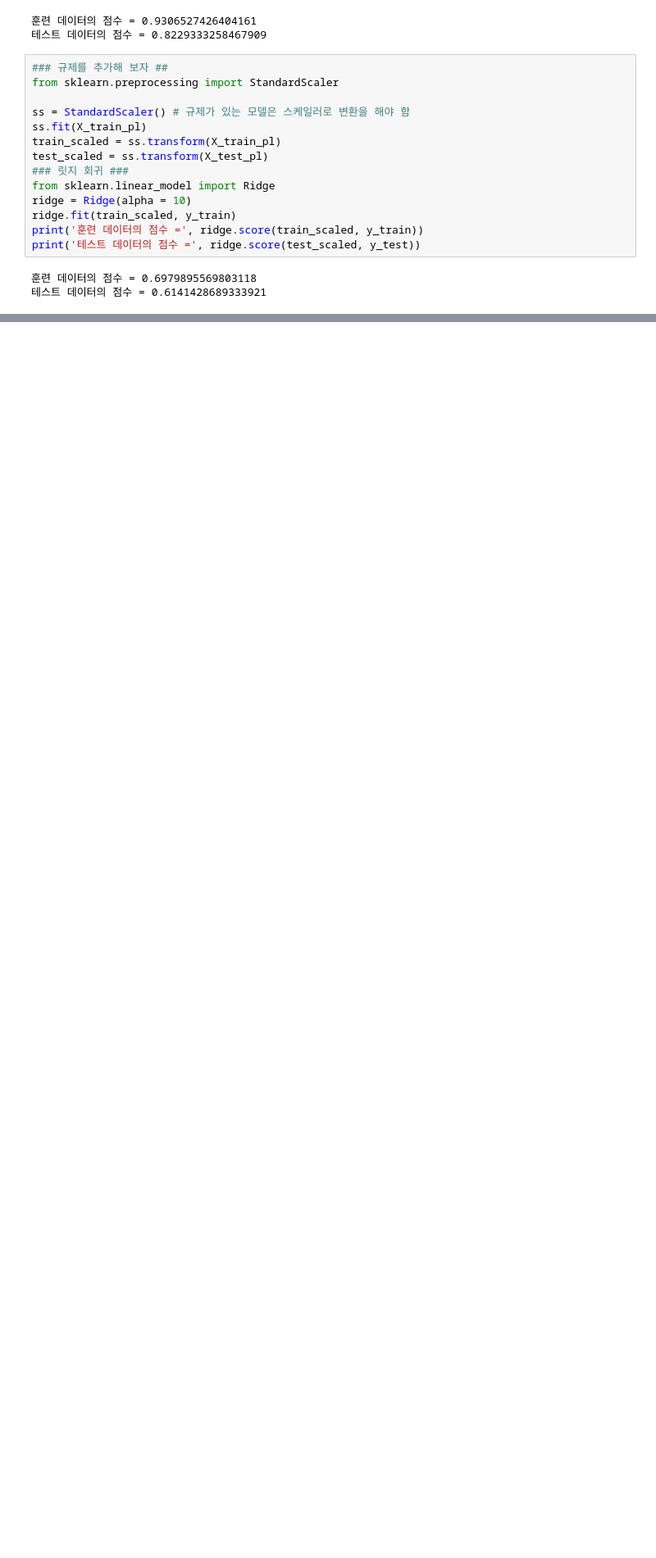
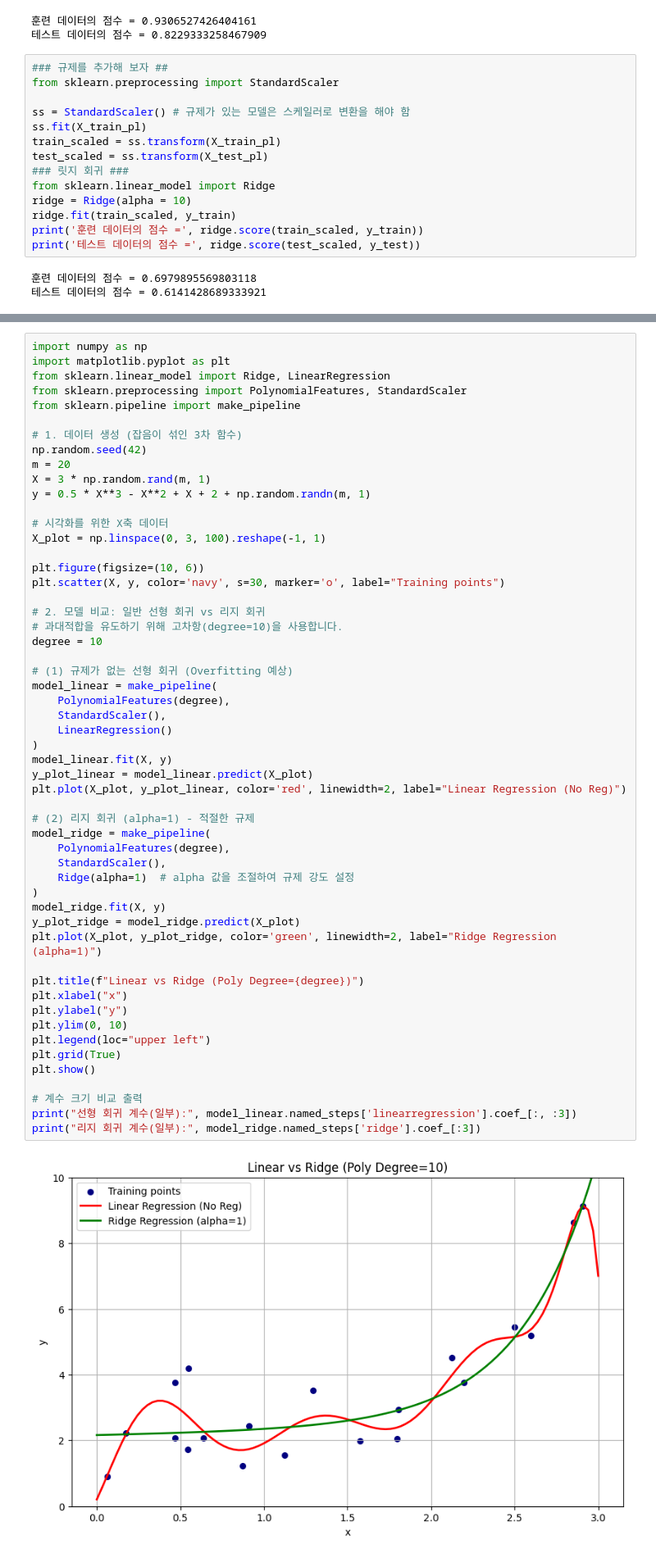
Before and after one commit to jalanwang/Robot-AI, a Jupyter notebook: deeplearning/ML1/sciket-learn/my_scikitlearn.ipynb, the cells around one changed output, grey strips where cells are left out. Shown at 82% size. Cells and saved outputs as stored; diff of their text form; blank space fills up the shorter version.

```diff
--- a/deeplearning/ML1/sciket-learn/my_scikitlearn.ipynb
+++ b/deeplearning/ML1/sciket-learn/my_scikitlearn.ipynb
@@ -557,3 +557,59 @@ plt.legend(loc="lower left")
 # %% [output]
 <matplotlib.legend.Legend at 0x...>
 [figure]
+# %%
+import numpy as np
+import matplotlib.pyplot as plt
+from sklearn.linear_model import Ridge, LinearRegression
+from sklearn.preprocessing import PolynomialFeatures, StandardScaler
+from sklearn.pipeline import make_pipeline
+
+# 1. 데이터 생성 (잡음이 섞인 3차 함수)
+np.random.seed(42)
+m = 20
+X = 3 * np.random.rand(m, 1)
+y = 0.5 * X**3 - X**2 + X + 2 + np.random.randn(m, 1)
+
+# 시각화를 위한 X축 데이터
+X_plot = np.linspace(0, 3, 100).reshape(-1, 1)
+
+plt.figure(figsize=(10, 6))
+plt.scatter(X, y, color='navy', s=30, marker='o', label="Training points")
+
+# 2. 모델 비교: 일반 선형 회귀 vs 리지 회귀
+# 과대적합을 유도하기 위해 고차항(degree=10)을 사용합니다.
+degree = 10
+
+# (1) 규제가 없는 선형 회귀 (Overfitting 예상)
+model_linear = make_pipeline(
+    PolynomialFeatures(degree),
+    StandardScaler(),
+    LinearRegression()
+)
+model_linear.fit(X, y)
+y_plot_linear = model_linear.predict(X_plot)
+plt.plot(X_plot, y_plot_linear, color='red', linewidth=2, label="Linear Regression (No Reg)")
+
+# (2) 리지 회귀 (alpha=1) - 적절한 규제
+model_ridge = make_pipeline(
+    PolynomialFeatures(degree),
+    StandardScaler(),
+    Ridge(alpha=1)  # alpha 값을 조절하여 규제 강도 설정
+)
+model_ridge.fit(X, y)
+y_plot_ridge = model_ridge.predict(X_plot)
+plt.plot(X_plot, y_plot_ridge, color='green', linewidth=2, label="Ridge Regression (alpha=1)")
+
+plt.title(f"Linear vs Ridge (Poly Degree={degree})")
+plt.xlabel("x")
+plt.ylabel("y")
+plt.ylim(0, 10)
+plt.legend(loc="upper left")
+plt.grid(True)
+plt.show()
+
+# 계수 크기 비교 출력
+print("선형 회귀 계수(일부):", model_linear.named_steps['linearregression'].coef_[:, :3])
+print("리지 회귀 계수(일부):", model_ridge.named_steps['ridge'].coef_[:3])
+# %% [output]
+[figure, added]
```
Also changed, not shown: parts of 1 cell of this notebook.
